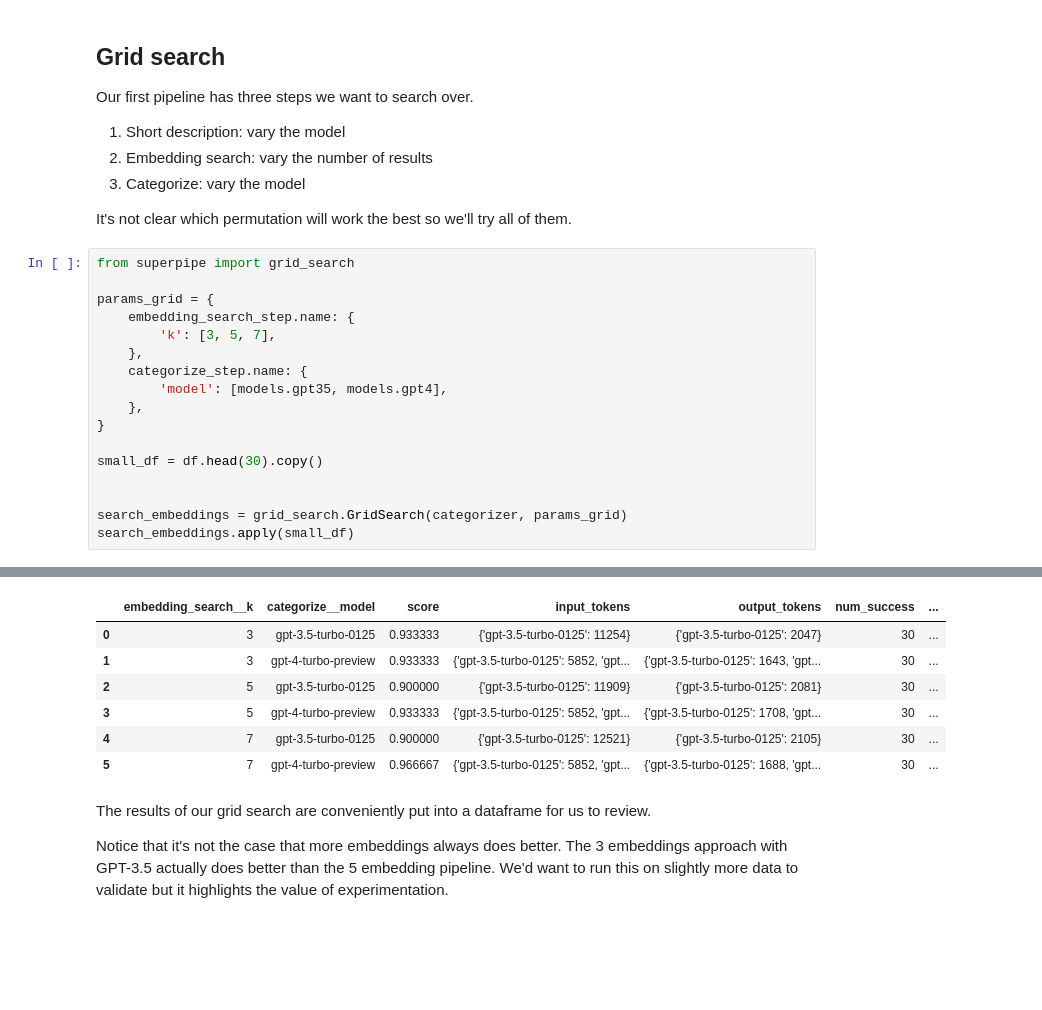
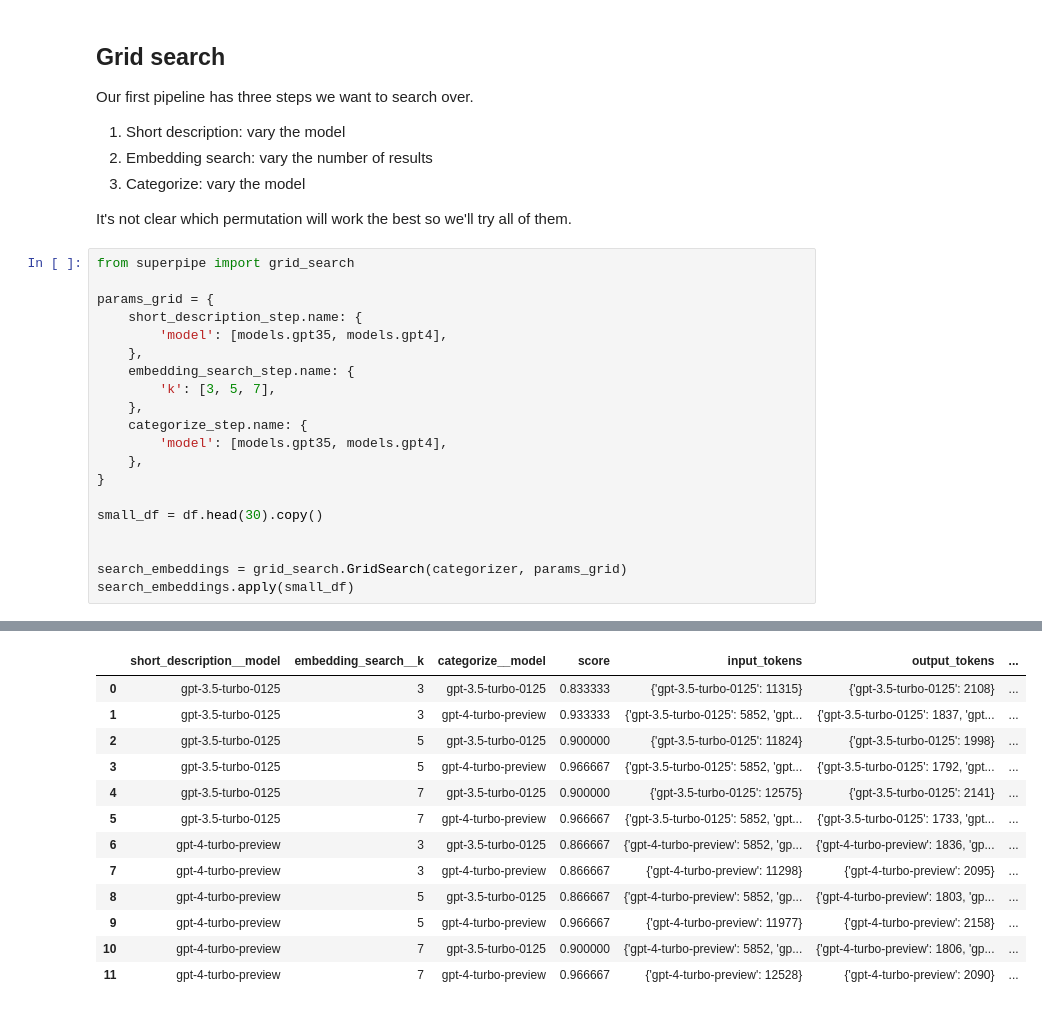
Before and after one commit to villagecomputing/superpipe, a Jupyter notebook: examples/comparing_pipelines/furniture.ipynb, the cells around one changed output, grey strips where cells are left out. Cells and saved outputs as stored; diff of their text form; blank space fills up the shorter version.

```diff
--- a/examples/comparing_pipelines/furniture.ipynb
+++ b/examples/comparing_pipelines/furniture.ipynb
@@ -465,6 +445,9 @@ It's not clear which permutation will work the best so we'll try all of them.
 from superpipe import grid_search
 
 params_grid = {
+    short_description_step.name: {
+        'model': [models.gpt35, models.gpt4],
+    },
     embedding_search_step.name: {
         'k': [3, 5, 7],
     },
@@ -500,11 +482,13 @@ Result:  {'embedding_search__k': 7, 'categorize__model': 'gpt-4-turbo-preview',
-|  | embedding_search__k | categorize__model | score | input_tokens | output_tokens | num_success | ... |
-| 0 | 3 | gpt-3.5-turbo-0125 | 0.933333 | {'gpt-3.5-turbo-0125': 11254} | {'gpt-3.5-turbo-0125': 2047} | 30 | ... |
-| 1 | 3 | gpt-4-turbo-preview | 0.933333 | {'gpt-3.5-turbo-0125': 5852, 'gpt... | {'gpt-3.5-turbo-0125': 1643, 'gpt... | 30 | ... |
-| 2 | 5 | gpt-3.5-turbo-0125 | 0.900000 | {'gpt-3.5-turbo-0125': 11909} | {'gpt-3.5-turbo-0125': 2081} | 30 | ... |
-| 3 | 5 | gpt-4-turbo-preview | 0.933333 | {'gpt-3.5-turbo-0125': 5852, 'gpt... | {'gpt-3.5-turbo-0125': 1708, 'gpt... | 30 | ... |
-| 4 | 7 | gpt-3.5-turbo-0125 | 0.900000 | {'gpt-3.5-turbo-0125': 12521} | {'gpt-3.5-turbo-0125': 2105} | 30 | ... |
-| 5 | 7 | gpt-4-turbo-preview | 0.966667 | {'gpt-3.5-turbo-0125': 5852, 'gpt... | {'gpt-3.5-turbo-0125': 1688, 'gpt... | 30 | ... |
+|  | short_description__model | embedding_search__k | categorize__model | score | input_tokens | output_tokens | ... |
+| 0 | gpt-3.5-turbo-0125 | 3 | gpt-3.5-turbo-0125 | 0.833333 | {'gpt-3.5-turbo-0125': 11315} | {'gpt-3.5-turbo-0125': 2108} | ... |
+| 1 | gpt-3.5-turbo-0125 | 3 | gpt-4-turbo-preview | 0.933333 | {'gpt-3.5-turbo-0125': 5852, 'gpt... | {'gpt-3.5-turbo-0125': 1837, 'gpt... | ... |
+| 2 | gpt-3.5-turbo-0125 | 5 | gpt-3.5-turbo-0125 | 0.900000 | {'gpt-3.5-turbo-0125': 11824} | {'gpt-3.5-turbo-0125': 1998} | ... |
+| 3 | gpt-3.5-turbo-0125 | 5 | gpt-4-turbo-preview | 0.966667 | {'gpt-3.5-turbo-0125': 5852, 'gpt... | {'gpt-3.5-turbo-0125': 1792, 'gpt... | ... |
+| 4 | gpt-3.5-turbo-0125 | 7 | gpt-3.5-turbo-0125 | 0.900000 | {'gpt-3.5-turbo-0125': 12575} | {'gpt-3.5-turbo-0125': 2141} | ... |
+| 5 | gpt-3.5-turbo-0125 | 7 | gpt-4-turbo-preview | 0.966667 | {'gpt-3.5-turbo-0125': 5852, 'gpt... | {'gpt-3.5-turbo-0125': 1733, 'gpt... | ... |
+| 6 | gpt-4-turbo-preview | 3 | gpt-3.5-turbo-0125 | 0.866667 | {'gpt-4-turbo-preview': 5852, 'gp... | {'gpt-4-turbo-preview': 1836, 'gp... | ... |
+| 7 | gpt-4-turbo-preview | 3 | gpt-4-turbo-preview | 0.866667 | {'gpt-4-turbo-preview': 11298} | {'gpt-4-turbo-preview': 2095} | ... |
+| 8 | gpt-4-turbo-preview | 5 | gpt-3.5-turbo-0125 | 0.866667 | {'gpt-4-turbo-preview': 5852, 'gp... | {'gpt-4-turbo-preview': 1803, 'gp... | ... |
+| 9 | gpt-4-turbo-preview | 5 | gpt-4-turbo-preview | 0.966667 | {'gpt-4-turbo-preview': 11977} | {'gpt-4-turbo-preview': 2158} | ... |
+| 10 | gpt-4-turbo-preview | 7 | gpt-3.5-turbo-0125 | 0.900000 | {'gpt-4-turbo-preview': 5852, 'gp... | {'gpt-4-turbo-preview': 1806, 'gp... | ... |
+| 11 | gpt-4-turbo-preview | 7 | gpt-4-turbo-preview | 0.966667 | {'gpt-4-turbo-preview': 12528} | {'gpt-4-turbo-preview': 2090} | ... |
-# %% [markdown]
-The results of our grid search are conveniently put into a dataframe for us to review.
-
-Notice that it's not the case that more embeddings always does better. The 3 embeddings approach with GPT-3.5 actually does better than the 5 embedding pipeline. We'd want to run this on slightly more data to validate but it highlights the value of experimentation.
```
Also changed, not shown: parts of 26 cells of this notebook.
